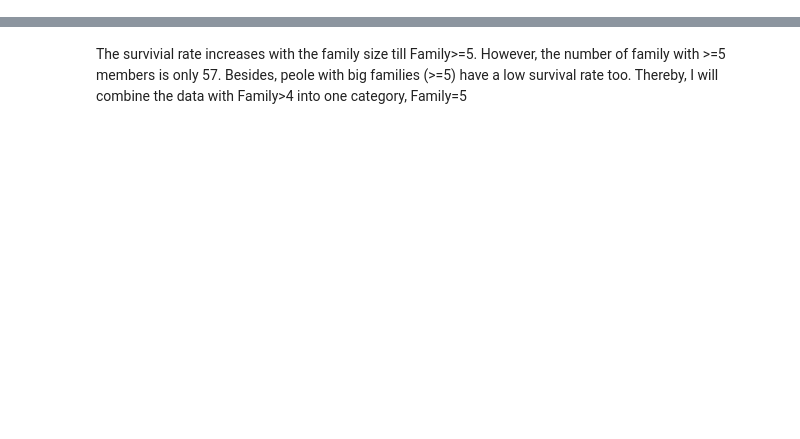
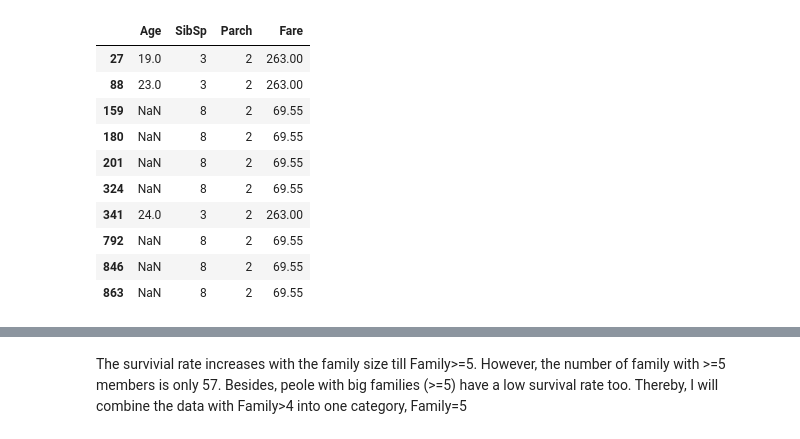
Before and after one commit to yanxiali/Titanic_Survival, a Jupyter notebook: Titanic_Survival.ipynb, the cells around one changed output, grey strips where cells are left out. Drawn from its saved outputs; the diff is of its cells as text; code cells hidden in the pictures; blank space fills up the shorter version.

```diff
--- a/Titanic_Survival.ipynb
+++ b/Titanic_Survival.ipynb
@@ -242,0 +136,41 @@ df[['Family', 'Survived']].groupby(['Family'], as_index=False).mean()
+# %%
+def outliers_iqr(dataframe, n, features):
+    """
+    Takes a dataframe df of features and returns a list of the indices
+    corresponding to the observations containing more than n outliers according
+    to the Tukey method.
+    """
+    outlier_indices = []
+    for col in features:
+        # 1st quartile (25%) & # 3rd quartile (75%)
+        quartile_1, quartile_3 = np.percentile(dataframe[col], [25,75])
+        #quartile_3 = np.percentile(dataframe[col], 75)
+
+        iqr = quartile_3 - quartile_1
+        lower_bound = quartile_1 - (iqr * 1.5)
+        upper_bound = quartile_3 + (iqr * 1.5)
+        # Determine a list of indices of outliers for feature col
+        outlier_list_col = dataframe[(dataframe[col] < lower_bound) | (dataframe[col] > upper_bound)].index
+       # append the found outlier indices for col to the list of outlier indices
+        outlier_indices.extend(outlier_list_col)
+        # select observations containing more than 2 outliers
+    outlier_indices = Counter(outlier_indices)
+    multiple_outliers = list( k for k, v in outlier_indices.items() if v > n )
+    return multiple_outliers
+# %%
+# detect outliers from Age, SibSp , Parch and Fare
+Outliers_to_drop = outliers_iqr(train_df,2, ["Age","SibSp","Parch","Fare"])
+# %%
+train_df[["Age","SibSp","Parch","Fare"]].loc[Outliers_to_drop] # Show the outliers rows
+# %% [output]
+|  | Age | SibSp | Parch | Fare |
+| 27 | 19.0 | 3 | 2 | 263.00 |
+| 88 | 23.0 | 3 | 2 | 263.00 |
+| 159 | NaN | 8 | 2 | 69.55 |
+| 180 | NaN | 8 | 2 | 69.55 |
+| 201 | NaN | 8 | 2 | 69.55 |
+| 324 | NaN | 8 | 2 | 69.55 |
+| 341 | 24.0 | 3 | 2 | 263.00 |
+| 792 | NaN | 8 | 2 | 69.55 |
+| 846 | NaN | 8 | 2 | 69.55 |
+| 863 | NaN | 8 | 2 | 69.55 |
```
Also changed, not shown: parts of 167 cells of this notebook.
